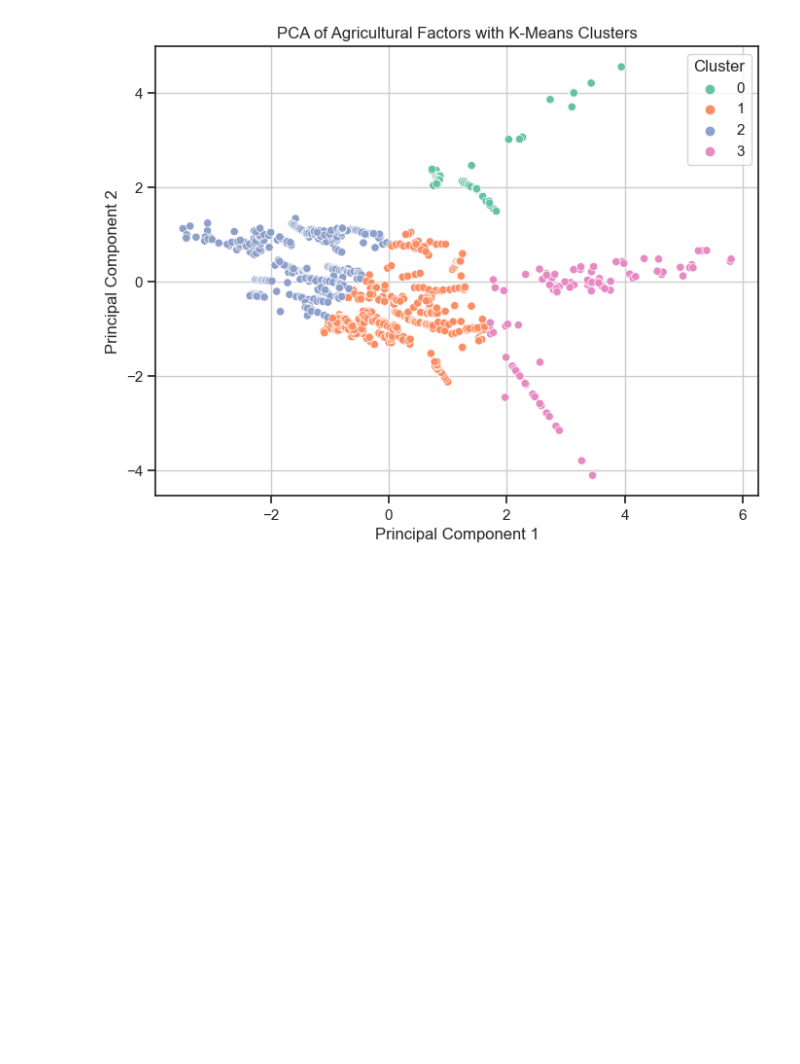
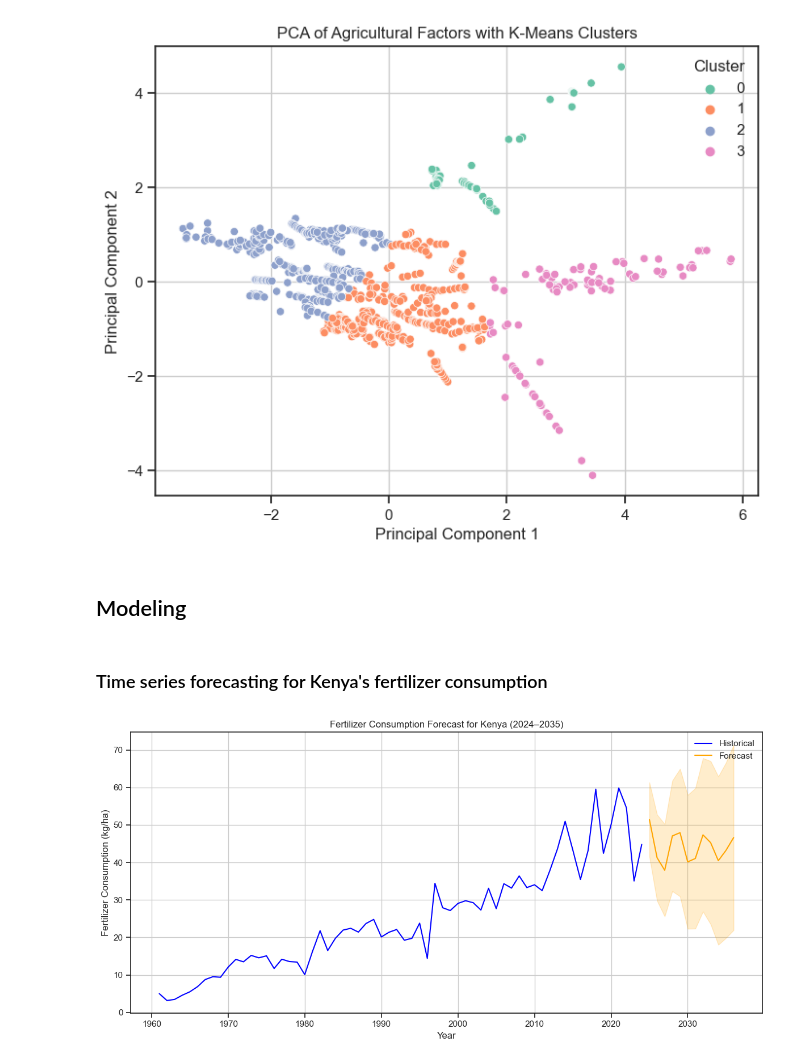
Before and after one commit to Rodgerdev/east-africa-fertilizer-project, a Jupyter notebook: east_africa_proj.ipynb, the cells around one changed output. Saved outputs shown, nothing was run; the diff lists cells and outputs as text; code cells hidden in the pictures; blank space fills up the shorter version.

Commit message:
Time series forecasting with ARIMA

```diff
--- a/east_africa_proj.ipynb
+++ b/east_africa_proj.ipynb
@@ -1180,3 +1181,41 @@ plt.legend(title="Cluster")
 plt.show()
 # %% [output]
 [figure]
+# %% [markdown]
+## Modeling
+# %% [markdown]
+### Time series forecasting for Kenya's fertilizer consumption
+# %%
+# Step 1: Filter and prepare the data
+country_df = df[df['country_name'] == 'Kenya'][['year', 'Fertilizer consumption (kilograms per hectare of arable land)']]
+country_df.columns = ['year', 'fertilizer_consumption']
+country_df['year'] = pd.to_datetime(country_df['year'], format='%Y')
+country_df = country_df.set_index('year').resample('Y').mean()  # Ensure yearly frequency
+
+# Step 2: Fit manual ARIMA model (ARIMA(2,1,2))
+model = ARIMA(country_df['fertilizer_consumption'], order=(2, 1, 2))
+model_fit = model.fit()
+
+# Step 3: Forecast future values
+forecast_periods = 12
+forecast_result = model_fit.get_forecast(steps=forecast_periods)
+forecast = forecast_result.predicted_mean
+conf_int = forecast_result.conf_int()
+
+# Step 4: Generate future years index
+forecast_years = pd.date_range(start=country_df.index[-1] + pd.DateOffset(years=1), periods=forecast_periods, freq='Y')
+
+# Step 5: Plot historical data and forecast
+plt.figure(figsize=(12, 6))
+plt.plot(country_df.index, country_df['fertilizer_consumption'], label='Historical', color='blue')
+plt.plot(forecast_years, forecast, label='Forecast', color='orange')
+plt.fill_between(forecast_years, conf_int.iloc[:, 0], conf_int.iloc[:, 1], color='orange', alpha=0.2)
+plt.title('Fertilizer Consumption Forecast for Kenya (2024–2035)')
+plt.xlabel('Year')
+plt.ylabel('Fertilizer Consumption (kg/ha)')
+plt.legend()
+plt.grid(True)
+plt.tight_layout()
+plt.show()
+# %% [output]
+[figure, added]
```
Also changed, not shown: parts of 17 cells of this notebook.
